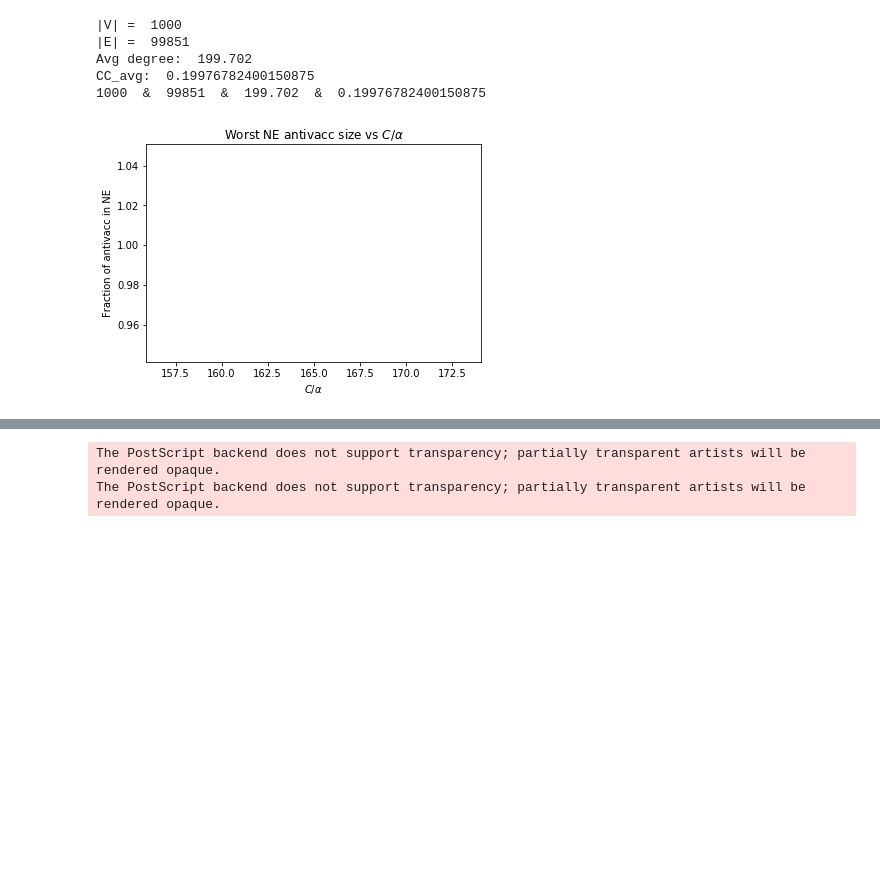
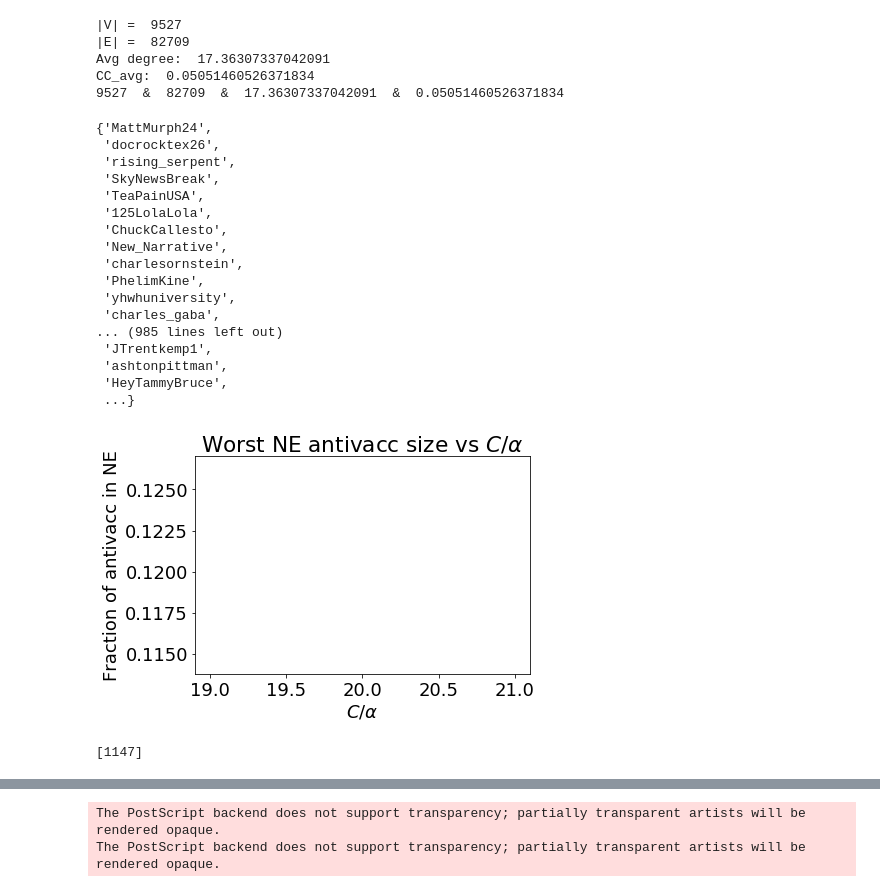
Before and after one commit to ahsantarique/Antivaccine-Sentiment, a Jupyter notebook: Src/threshold_diffusion.ipynb, the cells around one changed output, grey strips where cells are left out. Drawn from its saved outputs; the diff is of its cells as text; code cells hidden in the pictures; blank space fills up the shorter version.

```diff
--- a/Src/threshold_diffusion.ipynb
+++ b/Src/threshold_diffusion.ipynb
@@ -120,11 +128,11 @@ M = 20
 PROB_TRIANGLE = 0.3
 prob_edge = 0.2
 #########################################################
-g = nx.erdos_renyi_graph(n=N, p = prob_edge, seed = 42)
+# g = nx.erdos_renyi_graph(n=N, p = prob_edge, seed = 42)
 # g = nx.read_edgelist("../data/facebook_combined.txt", create_using = nx.Graph(), nodetype=int) ########### snap facebook data #############
 # g = nx.read_edgelist("../data/email-EU-core.txt", create_using = nx.Graph(), nodetype=int) ########### snap facebook data #############
 # g = nx.read_edgelist("../data/p2p-Gnutella04.txt", create_using = nx.Graph(), nodetype=int) ########### snap facebook data #############
-# g = nx.read_gexf("../data/twitter_sentiment_200.gexf", node_type=None, relabel=False, version='1.1draft')
+g = nx.read_gexf("../data/twitter_sentiment_200.gexf", node_type=None, relabel=False, version='1.1draft')
 
 n = len(g)
 m = g.number_of_edges()
@@ -141,47 +149,64 @@ print('CC_avg: ', ccavg)
 
 print(n, ' & ', m , ' & ', davg , ' & ', ccavg)
 # %% [output]
-|V| =  1000
-|E| =  99851
-Avg degree:  199.702
-CC_avg:  0.19976782400150875
-1000  &  99851  &  199.702  &  0.19976782400150875
+|V| =  9527
+|E| =  82709
+Avg degree:  17.36307337042091
+CC_avg:  0.05051460526371834
+9527  &  82709  &  17.36307337042091  &  0.05051460526371834
 # %%
 # nx.draw(g)
 # %%
-start = 165
-end = 165.1
-interval = 0.1
+start = 20
+end = 21
+interval = 1
 C_list = [{j:np.arange(start, end, interval)[i]  for j in g.nodes} for i in range(len(np.arange(start, end, interval)))]
 
 c = np.arange(start, end, interval)
 worst_NE_size = []
 
 alpha = 1
 
 for C in C_list:
     S0 = get_S0(alpha = alpha, C = C, graph = g)
 
     theta = get_theta(graph= g, alpha = alpha, C = C)
 
     S_T = threshold_process(S0 = S0, theta = theta, graph = g, verbose=False)
 
 #     print(S_T)
 
     worst_NE_size.append(len(g)-len(S_T))
 
 
 for i in range(len(worst_NE_size)):
     if(worst_NE_size[i]  == 0 ):
         print(c[i])
         break
 
 plt.plot(c, np.array(worst_NE_size)/len(g))
 plt.xlabel(r'$C/\alpha$')
 plt.ylabel('Fraction of antivacc in NE')
 plt.title('Worst NE antivacc size vs' + r' $C/\alpha$')
 plt.savefig('fig.eps')
 
-# set(g).difference(S_T)
+set(g).difference(S_T)
 # %% [output]
+{'MattMurph24',
+ 'docrocktex26',
+ 'rising_serpent',
+ 'SkyNewsBreak',
+ 'TeaPainUSA',
+ '125LolaLola',
+ 'ChuckCallesto',
+ 'New_Narrative',
+ 'charlesornstein',
+ 'PhelimKine',
+ 'yhwhuniversity',
+ 'charles_gaba',
+... (985 lines left out)
+ 'JTrentkemp1',
+ 'ashtonpittman',
+ 'HeyTammyBruce',
+ ...}
-[figure, old version]
+[figure, new version]
@@ -190,3 +213,8 @@ plt.savefig('fig.eps')
+# %%
+wtwitter = worst_NE_size
+wtwitter
+# %% [output]
+[1147]
 # %%
 # wne = [werdos, wtwitter, wfb, wp2p, wemail]
 # legend = ['Erdos-Renyi', 'Twitter Mentions', 'Facebook', 'Gnutella p2p', 'email-EU-core']
```
Also changed, not shown: parts of 8 cells of this notebook, 15 other files.
